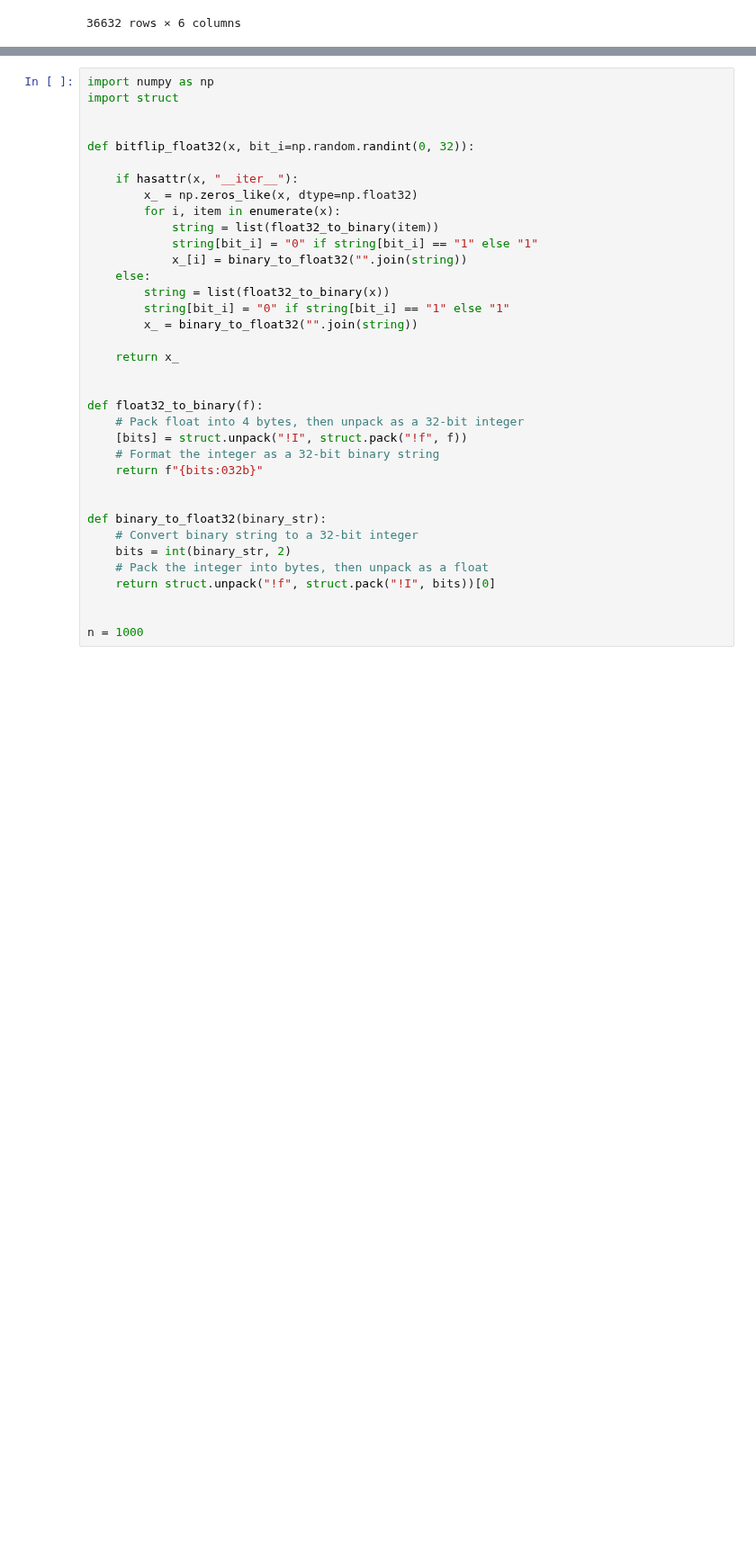
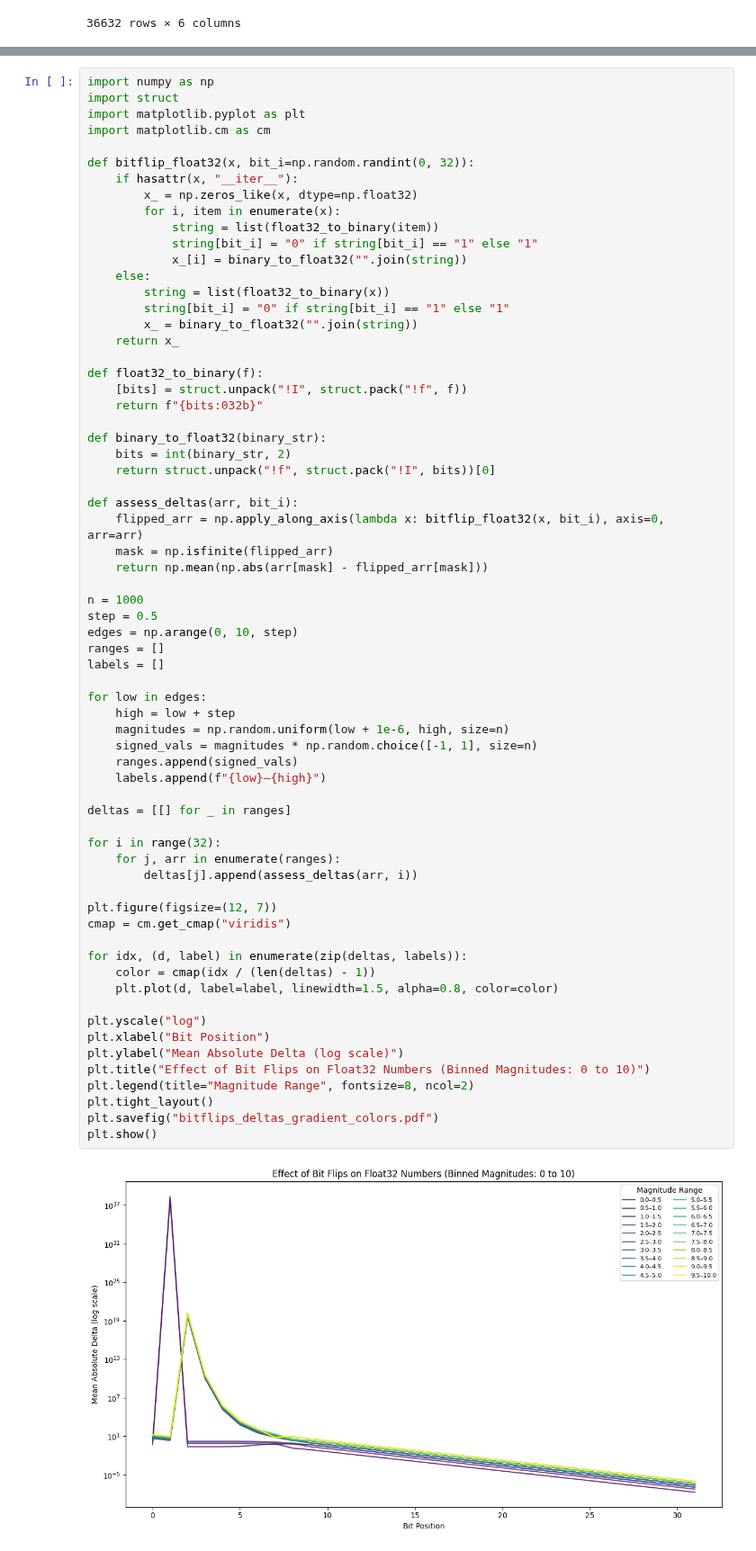
Before and after one commit to wd7512/seu-injection-framework, a Jupyter notebook: Research/results_analysis_final.ipynb, the cells around one changed output, grey strips where cells are left out. Shown at 90% size. Drawn from its saved outputs; the diff is of its cells as text; blank space fills up the shorter version.

Commit message:
Adding bitlflip charts, not happy with these yet

```diff
--- a/Research/results_analysis_final.ipynb
+++ b/Research/results_analysis_final.ipynb
@@ -104,36 +104,68 @@ Name: count, dtype: int64
 # %%
 import numpy as np
 import struct
-
+import matplotlib.pyplot as plt
+import matplotlib.cm as cm
 
 def bitflip_float32(x, bit_i=np.random.randint(0, 32)):
-
     if hasattr(x, "__iter__"):
         x_ = np.zeros_like(x, dtype=np.float32)
         for i, item in enumerate(x):
             string = list(float32_to_binary(item))
             string[bit_i] = "0" if string[bit_i] == "1" else "1"
             x_[i] = binary_to_float32("".join(string))
     else:
         string = list(float32_to_binary(x))
         string[bit_i] = "0" if string[bit_i] == "1" else "1"
         x_ = binary_to_float32("".join(string))
-
     return x_
 
-
 def float32_to_binary(f):
-    # Pack float into 4 bytes, then unpack as a 32-bit integer
     [bits] = struct.unpack("!I", struct.pack("!f", f))
-    # Format the integer as a 32-bit binary string
     return f"{bits:032b}"
 
-
 def binary_to_float32(binary_str):
-    # Convert binary string to a 32-bit integer
     bits = int(binary_str, 2)
-    # Pack the integer into bytes, then unpack as a float
     return struct.unpack("!f", struct.pack("!I", bits))[0]
 
+def assess_deltas(arr, bit_i):
+    flipped_arr = np.apply_along_axis(lambda x: bitflip_float32(x, bit_i), axis=0, arr=arr)
+    mask = np.isfinite(flipped_arr)
+    return np.mean(np.abs(arr[mask] - flipped_arr[mask]))
 
 n = 1000
+step = 0.5
+edges = np.arange(0, 10, step)
+ranges = []
+labels = []
+
+for low in edges:
+    high = low + step
+    magnitudes = np.random.uniform(low + 1e-6, high, size=n)
+    signed_vals = magnitudes * np.random.choice([-1, 1], size=n)
+    ranges.append(signed_vals)
+    labels.append(f"{low}–{high}")
+
+deltas = [[] for _ in ranges]
+
+for i in range(32):
+    for j, arr in enumerate(ranges):
+        deltas[j].append(assess_deltas(arr, i))
+
+plt.figure(figsize=(12, 7))
+cmap = cm.get_cmap("viridis")
+
+for idx, (d, label) in enumerate(zip(deltas, labels)):
+    color = cmap(idx / (len(deltas) - 1))
+    plt.plot(d, label=label, linewidth=1.5, alpha=0.8, color=color)
+
+plt.yscale("log")
+plt.xlabel("Bit Position")
+plt.ylabel("Mean Absolute Delta (log scale)")
+plt.title("Effect of Bit Flips on Float32 Numbers (Binned Magnitudes: 0 to 10)")
+plt.legend(title="Magnitude Range", fontsize=8, ncol=2)
+plt.tight_layout()
+plt.savefig("bitflips_deltas_gradient_colors.pdf")
+plt.show()
+# %% [output]
+[figure, added]
```
Also changed, not shown: parts of 2 cells of this notebook.
